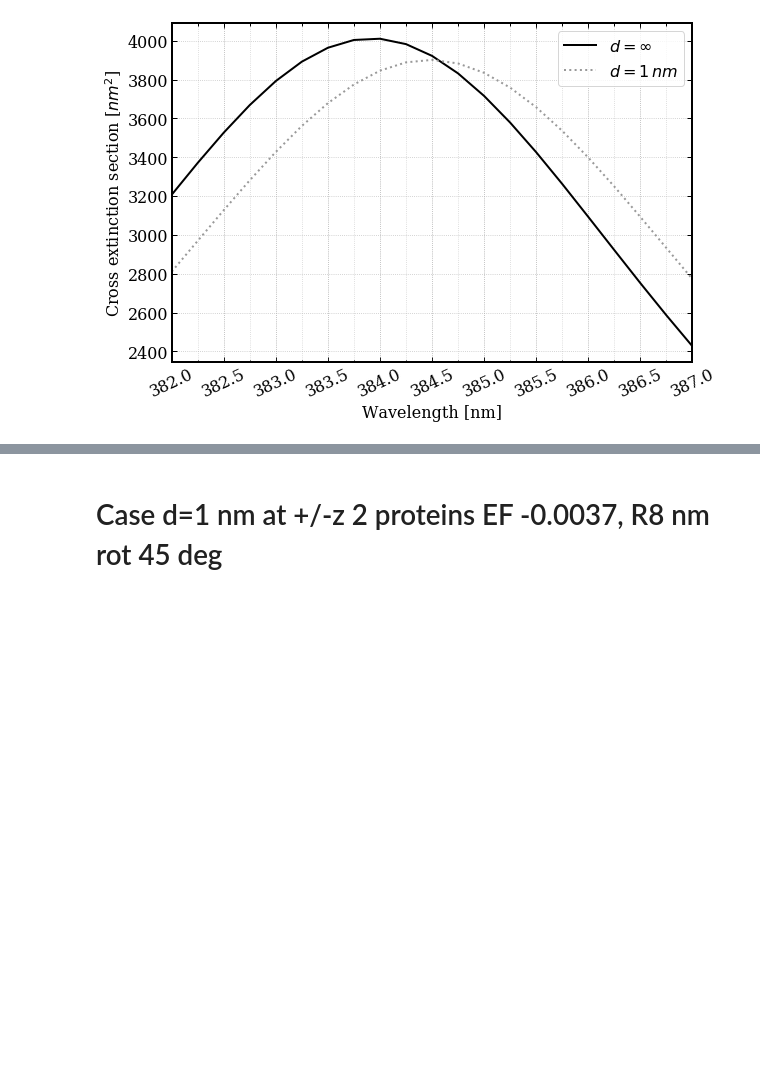
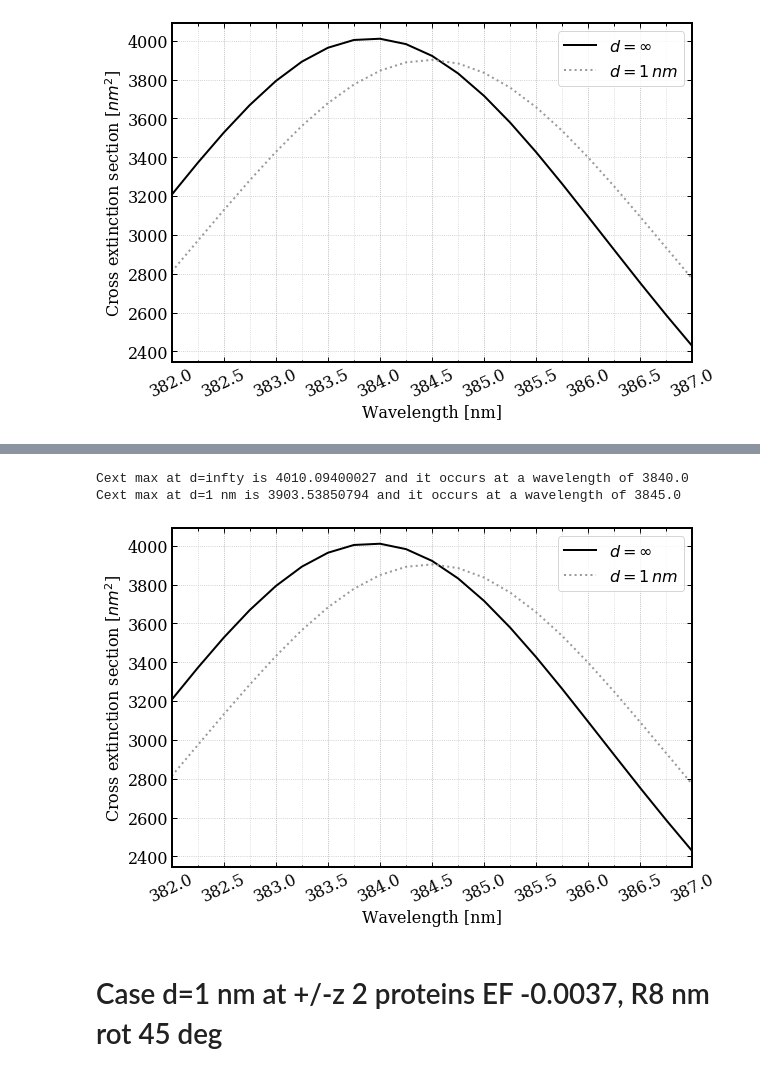
Before and after one commit to barbagroup/pygbe_lspr, a Jupyter notebook: analysis_notebooks/BSA_sensor_R8_cext_wave.ipynb, the cells around one changed output, grey strips where cells are left out. Saved outputs shown, nothing was run; the diff lists cells and outputs as text; code cells hidden in the pictures; blank space fills up the shorter version.

Commit message:
Update report and data added

```diff
--- a/analysis_notebooks/BSA_sensor_R8_cext_wave.ipynb
+++ b/analysis_notebooks/BSA_sensor_R8_cext_wave.ipynb
@@ -116,3 +120,13 @@ Cext max at d=1 nm is 3901.12117915 and it occurs at a wavelength of 3845.0
+# %%
+s_file_30_x = '../data/wave_cext_d_prot_sensor/test_join_sort/BSA_sensorR80_2pz_d=1_tilt_30_x/BSA_sensorR80_d=infty_ef0.0037_total.txt'
+p_file_30_x = '../data/wave_cext_d_prot_sensor/test_join_sort/BSA_sensorR80_2pz_d=1_tilt_30_x/BSA_sensorR80_2pz_d=1_tilt_30_x_total.txt'
+fig_name_30_x = '2pz_30_x_ef-0.0037_R8nm'
+# %%
+report(s_file_30_x, p_file_30_x, fig_name_30_x)
+# %% [output]
+Cext max at d=infty is 4010.09400027 and it occurs at a wavelength of 3840.0
+Cext max at d=1 nm is 3903.53850794 and it occurs at a wavelength of 3845.0
+[figure, added]
 # %% [markdown]
 # Case d=1 nm at +/-z 2 proteins   EF -0.0037,  R8 nm rot 45 deg
 # %%
```
Also changed, not shown: parts of 2 cells of this notebook, 5 other files.
